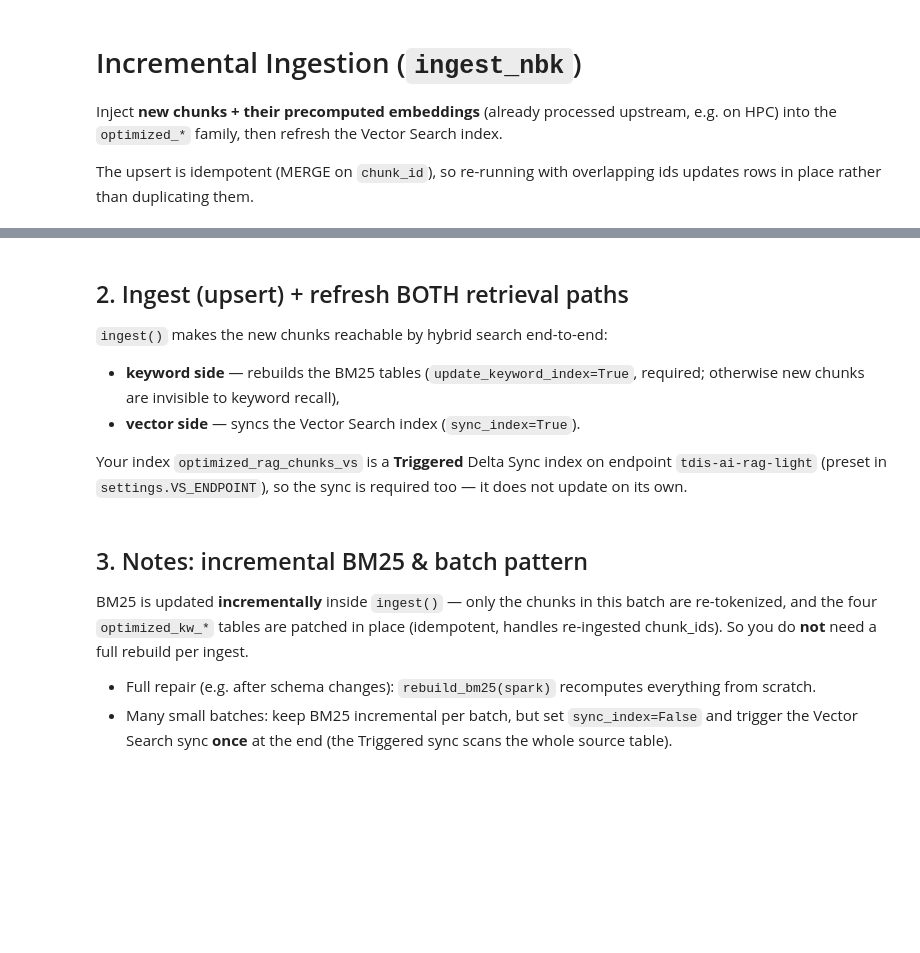
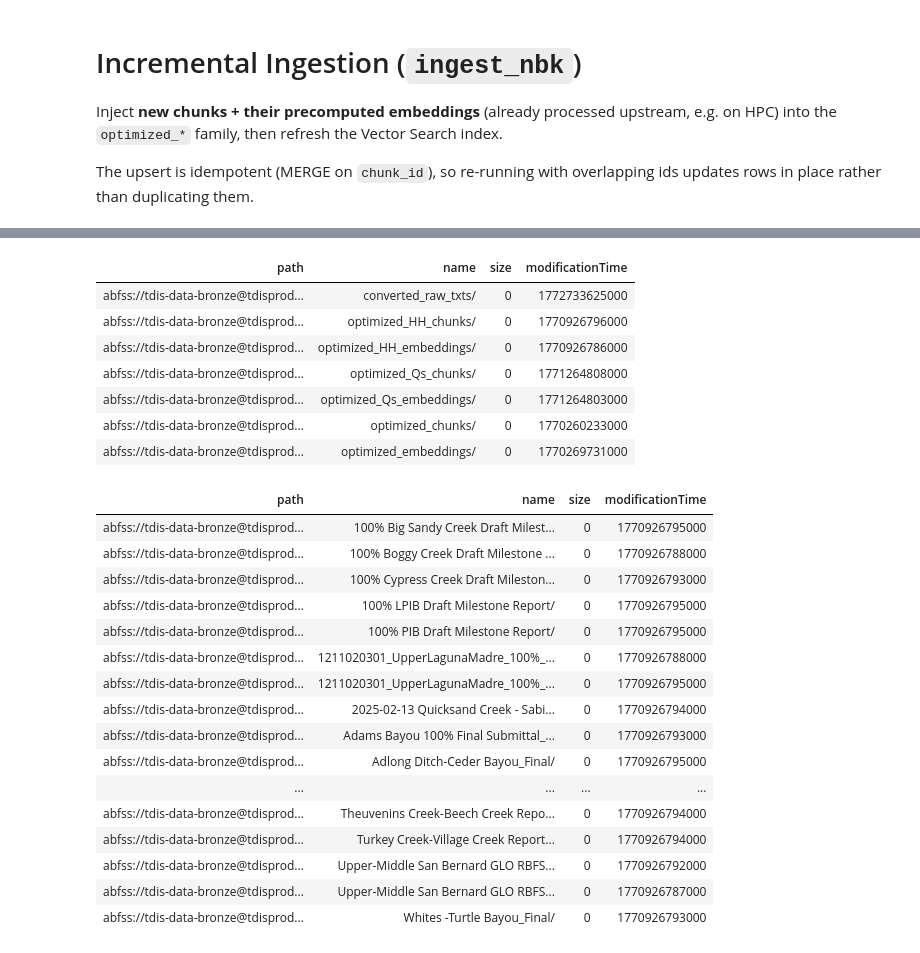
Before and after one commit to WSpie/TDIS_AI_RAG_Databricks, a Jupyter notebook: ingest_nbk.ipynb, the cells around one changed output, grey strips where cells are left out. Cells and saved outputs as stored; diff of their text form; code cells hidden in the pictures; blank space fills up the shorter version.

```diff
--- a/ingest_nbk.ipynb
+++ b/ingest_nbk.ipynb
@@ -40,11 +22,0 @@ display(chunks_df.limit(5))
-# %% [markdown]
-## 2. Ingest (upsert) + refresh BOTH retrieval paths
-
-`ingest()` makes the new chunks reachable by hybrid search end-to-end:
-- **keyword side** — rebuilds the BM25 tables (`update_keyword_index=True`, required; otherwise
-  new chunks are invisible to keyword recall),
-- **vector side** — syncs the Vector Search index (`sync_index=True`).
-
-Your index `optimized_rag_chunks_vs` is a **Triggered** Delta Sync index on endpoint
-`tdis-ai-rag-light` (preset in `settings.VS_ENDPOINT`), so the sync is required too — it does not
-update on its own.
@@ -54,10 +22,0 @@ print(report)
-# %% [markdown]
-## 3. Notes: incremental BM25 & batch pattern
-
-BM25 is updated **incrementally** inside `ingest()` — only the chunks in this batch are
-re-tokenized, and the four `optimized_kw_*` tables are patched in place (idempotent, handles
-re-ingested chunk_ids). So you do **not** need a full rebuild per ingest.
-
-- Full repair (e.g. after schema changes): `rebuild_bm25(spark)` recomputes everything from scratch.
-- Many small batches: keep BM25 incremental per batch, but set `sync_index=False` and trigger the
-  Vector Search sync **once** at the end (the Triggered sync scans the whole source table).
@@ -73,0 +23,33 @@ re-ingested chunk_ids). So you do **not** need a full rebuild per ingest.
+# %%
+base = settings.LAKE_BASE   # abfss://.../RAG_files/
+display(dbutils.fs.ls(base))                            # find the optimized_HH_* dirs
+display(dbutils.fs.ls(base + "optimized_HH_chunks/"))   # confirm */chunks.jsonl layout
+# Find the HH embeddings dir, e.g.:
+# display(dbutils.fs.ls(base + "optimized_HH_embeddings/"))
+# display(dbutils.fs.ls(base + "optimized_HH_embeddings/DMRetriever-33M/"))
+# %% [output]
+| path | name | size | modificationTime |
+| abfss://tdis-data-bronze@tdisprod... | converted_raw_txts/ | 0 | 1772733625000 |
+| abfss://tdis-data-bronze@tdisprod... | optimized_HH_chunks/ | 0 | 1770926796000 |
+| abfss://tdis-data-bronze@tdisprod... | optimized_HH_embeddings/ | 0 | 1770926786000 |
+| abfss://tdis-data-bronze@tdisprod... | optimized_Qs_chunks/ | 0 | 1771264808000 |
+| abfss://tdis-data-bronze@tdisprod... | optimized_Qs_embeddings/ | 0 | 1771264803000 |
+| abfss://tdis-data-bronze@tdisprod... | optimized_chunks/ | 0 | 1770260233000 |
+| abfss://tdis-data-bronze@tdisprod... | optimized_embeddings/ | 0 | 1770269731000 |
+| path | name | size | modificationTime |
+| abfss://tdis-data-bronze@tdisprod... | 100% Big Sandy Creek Draft Milest... | 0 | 1770926795000 |
+| abfss://tdis-data-bronze@tdisprod... | 100% Boggy Creek Draft Milestone ... | 0 | 1770926788000 |
+| abfss://tdis-data-bronze@tdisprod... | 100% Cypress Creek Draft Mileston... | 0 | 1770926793000 |
+| abfss://tdis-data-bronze@tdisprod... | 100% LPIB Draft Milestone Report/ | 0 | 1770926795000 |
+| abfss://tdis-data-bronze@tdisprod... | 100% PIB Draft Milestone Report/ | 0 | 1770926795000 |
+| abfss://tdis-data-bronze@tdisprod... | 1211020301_UpperLagunaMadre_100%_... | 0 | 1770926788000 |
+| abfss://tdis-data-bronze@tdisprod... | 1211020301_UpperLagunaMadre_100%_... | 0 | 1770926795000 |
+| abfss://tdis-data-bronze@tdisprod... | 2025-02-13 Quicksand Creek - Sabi... | 0 | 1770926794000 |
+| abfss://tdis-data-bronze@tdisprod... | Adams Bayou 100% Final Submittal_... | 0 | 1770926793000 |
+| abfss://tdis-data-bronze@tdisprod... | Adlong Ditch-Ceder Bayou_Final/ | 0 | 1770926795000 |
+| ... | ... | ... | ... |
+| abfss://tdis-data-bronze@tdisprod... | Theuvenins Creek-Beech Creek Repo... | 0 | 1770926794000 |
+| abfss://tdis-data-bronze@tdisprod... | Turkey Creek-Village Creek Report... | 0 | 1770926794000 |
+| abfss://tdis-data-bronze@tdisprod... | Upper-Middle San Bernard GLO RBFS... | 0 | 1770926792000 |
+| abfss://tdis-data-bronze@tdisprod... | Upper-Middle San Bernard GLO RBFS... | 0 | 1770926787000 |
+| abfss://tdis-data-bronze@tdisprod... | Whites -Turtle Bayou_Final/ | 0 | 1770926793000 |
```
Also changed, not shown: parts of 7 cells of this notebook, 1 other file.
